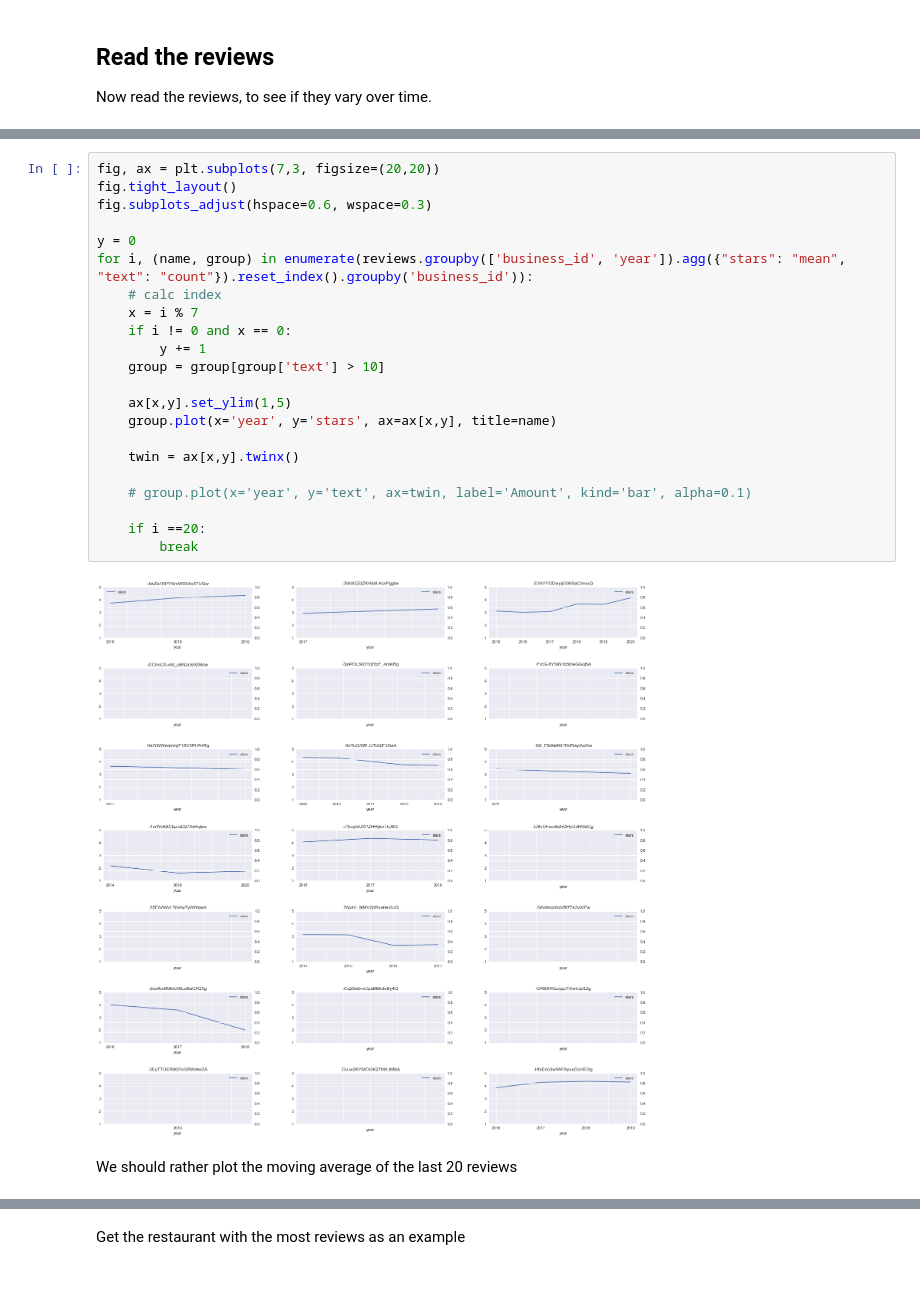
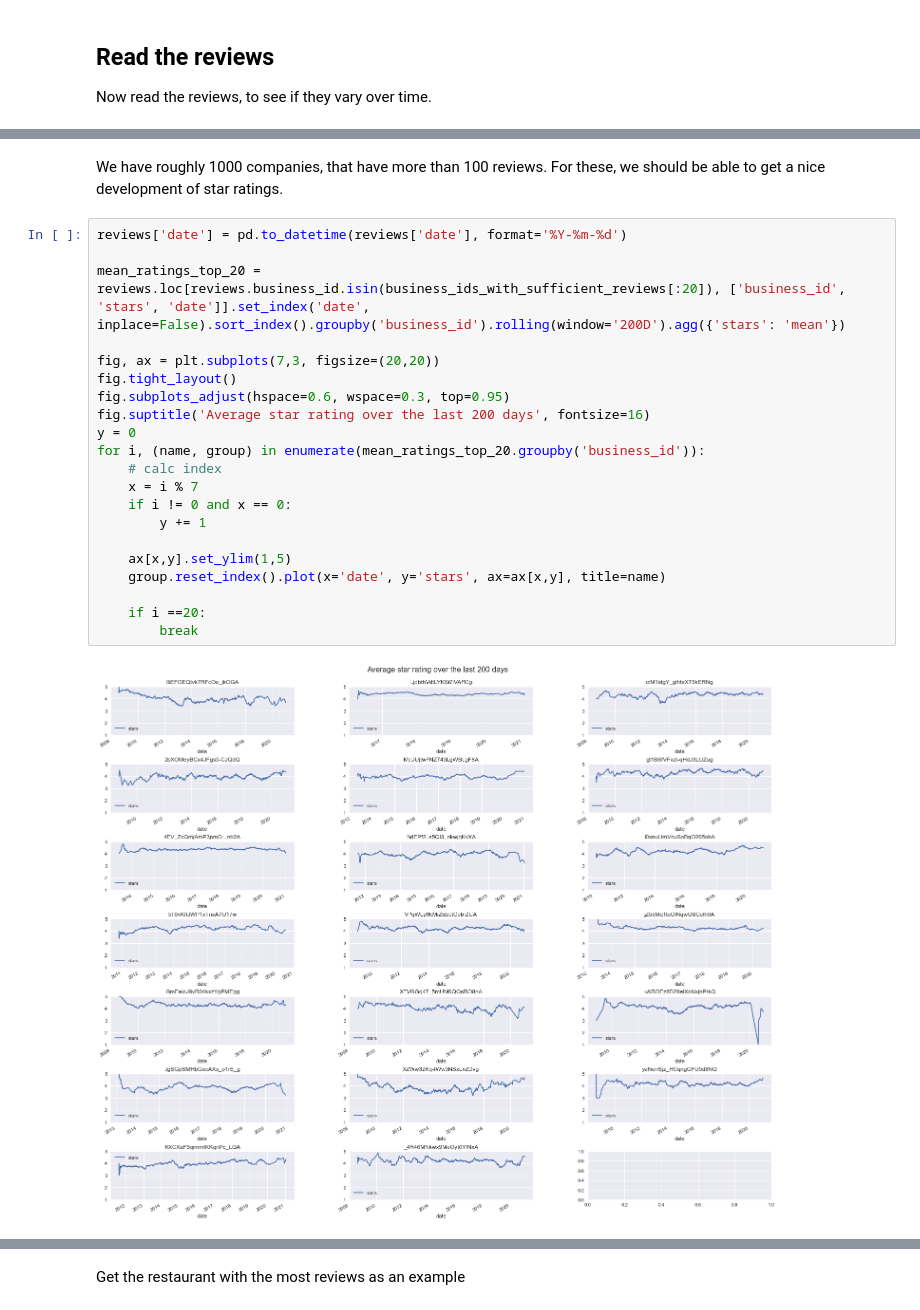
Before and after one commit to lhestermeyer/yelp, a Jupyter notebook: notebooks/20_RestaurantRatingChanges.ipynb, the cells around one changed output, grey strips where cells are left out. Cells and saved outputs as stored; diff of their text form; blank space fills up the shorter version.

```diff
--- a/notebooks/20_RestaurantRatingChanges.ipynb
+++ b/notebooks/20_RestaurantRatingChanges.ipynb
@@ -149,26 +124,25 @@ reviews.groupby('business_id').rolling(window=20).mean()
-# %%
-fig, ax = plt.subplots(7,3, figsize=(20,20))
-fig.tight_layout()
-fig.subplots_adjust(hspace=0.6, wspace=0.3)
-
-y = 0
-for i, (name, group) in enumerate(reviews.groupby(['business_id', 'year']).agg({"stars": "mean", "text": "count"}).reset_index().groupby('business_id')):
-    # calc index
-    x = i % 7
-    if i != 0 and x == 0:
-        y += 1
-    group = group[group['text'] > 10]
-
-    ax[x,y].set_ylim(1,5)
-    group.plot(x='year', y='stars', ax=ax[x,y], title=name)
-
-    twin = ax[x,y].twinx()
-
-    # group.plot(x='year', y='text', ax=twin, label='Amount', kind='bar', alpha=0.1)
-
-    if i ==20:
-        break
-# %% [output]
-[figure, removed]
-# %% [markdown]
-We should rather plot the moving average of the last 20 reviews
+# %% [markdown]
+We have roughly 1000 companies, that have more than 100 reviews. For these, we should be able to get a nice development of star ratings.
+# %%
+reviews['date'] = pd.to_datetime(reviews['date'], format='%Y-%m-%d')
+
+mean_ratings_top_20 = reviews.loc[reviews.business_id.isin(business_ids_with_sufficient_reviews[:20]), ['business_id', 'stars', 'date']].set_index('date', inplace=False).sort_index().groupby('business_id').rolling(window='200D').agg({'stars': 'mean'})
+
+fig, ax = plt.subplots(7,3, figsize=(20,20))
+fig.tight_layout()
+fig.subplots_adjust(hspace=0.6, wspace=0.3, top=0.95)
+fig.suptitle('Average star rating over the last 200 days', fontsize=16)
+y = 0
+for i, (name, group) in enumerate(mean_ratings_top_20.groupby('business_id')):
+    # calc index
+    x = i % 7
+    if i != 0 and x == 0:
+        y += 1
+
+    ax[x,y].set_ylim(1,5)
+    group.reset_index().plot(x='date', y='stars', ax=ax[x,y], title=name)
+
+    if i ==20:
+        break
+# %% [output]
+[figure, added]
```
Also changed, not shown: parts of 33 cells of this notebook, 2 other files.
